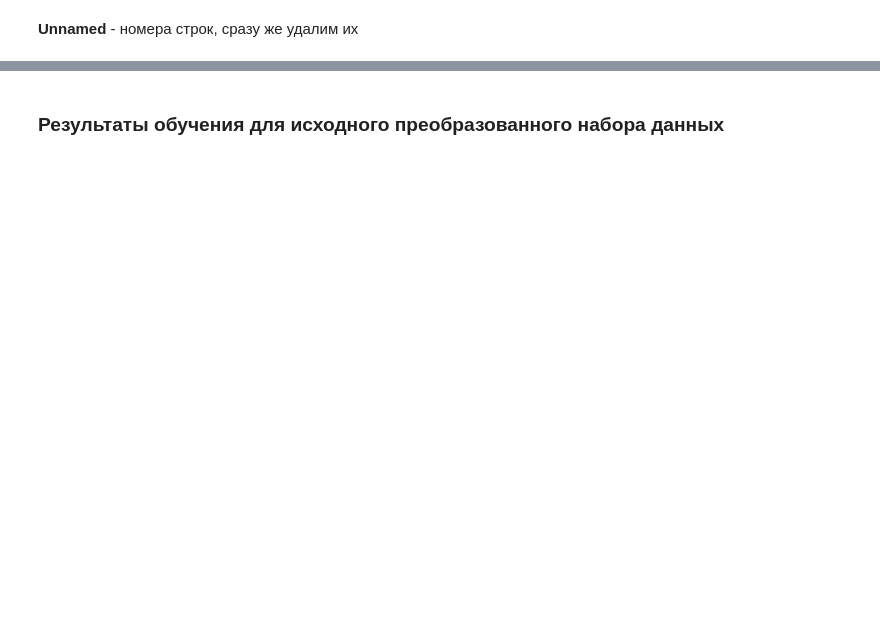
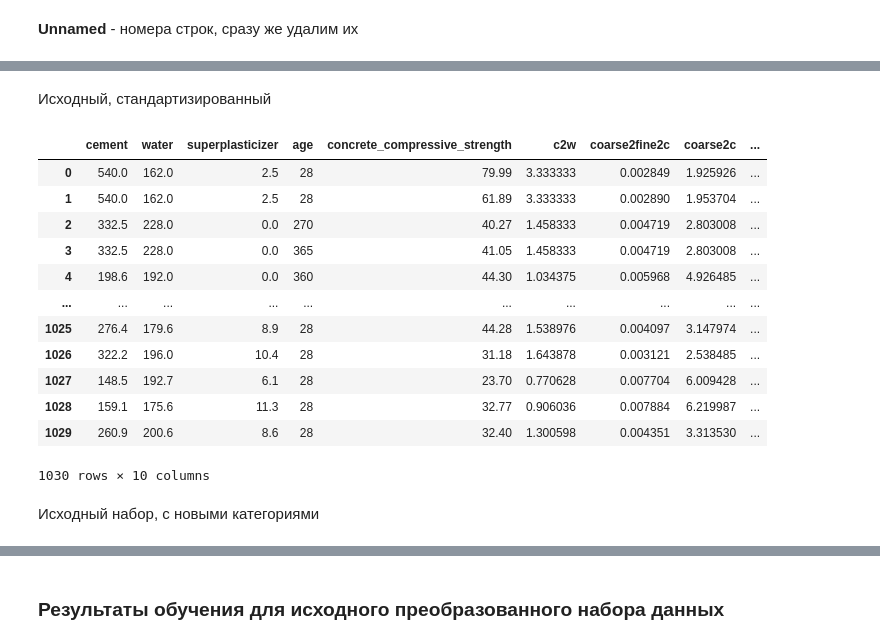
Before and after one commit to Al1Bi2/neural-networks-guap, a Jupyter notebook: 1lab.ipynb, the cells around one changed output, grey strips where cells are left out. Drawn from its saved outputs; the diff is of its cells as text; code cells hidden in the pictures; blank space fills up the shorter version.

```diff
--- a/1lab.ipynb
+++ b/1lab.ipynb
@@ -89,3 +261,23 @@ std_concrete_full
+# %% [markdown]
+Исходный, стандартизированный
+# %%
+concrete_clean
+# %% [output]
+|  | cement | water | superplasticizer | age | concrete_compressive_strength | с2w | coarse2fine2c | coarse2c | ... |
+| 0 | 540.0 | 162.0 | 2.5 | 28 | 79.99 | 3.333333 | 0.002849 | 1.925926 | ... |
+| 1 | 540.0 | 162.0 | 2.5 | 28 | 61.89 | 3.333333 | 0.002890 | 1.953704 | ... |
+| 2 | 332.5 | 228.0 | 0.0 | 270 | 40.27 | 1.458333 | 0.004719 | 2.803008 | ... |
+| 3 | 332.5 | 228.0 | 0.0 | 365 | 41.05 | 1.458333 | 0.004719 | 2.803008 | ... |
+| 4 | 198.6 | 192.0 | 0.0 | 360 | 44.30 | 1.034375 | 0.005968 | 4.926485 | ... |
+| ... | ... | ... | ... | ... | ... | ... | ... | ... | ... |
+| 1025 | 276.4 | 179.6 | 8.9 | 28 | 44.28 | 1.538976 | 0.004097 | 3.147974 | ... |
+| 1026 | 322.2 | 196.0 | 10.4 | 28 | 31.18 | 1.643878 | 0.003121 | 2.538485 | ... |
+| 1027 | 148.5 | 192.7 | 6.1 | 28 | 23.70 | 0.770628 | 0.007704 | 6.009428 | ... |
+| 1028 | 159.1 | 175.6 | 11.3 | 28 | 32.77 | 0.906036 | 0.007884 | 6.219987 | ... |
+| 1029 | 260.9 | 200.6 | 8.6 | 28 | 32.40 | 1.300598 | 0.004351 | 3.313530 | ... |
+1030 rows × 10 columns
+# %% [markdown]
+Исходный набор, с новыми категориями
 # %%
 # Построенный преобразованный набор данных
 scaler_clean = StandardScaler().fit(concrete_clean)
```
Also changed, not shown: parts of 37 cells of this notebook.
